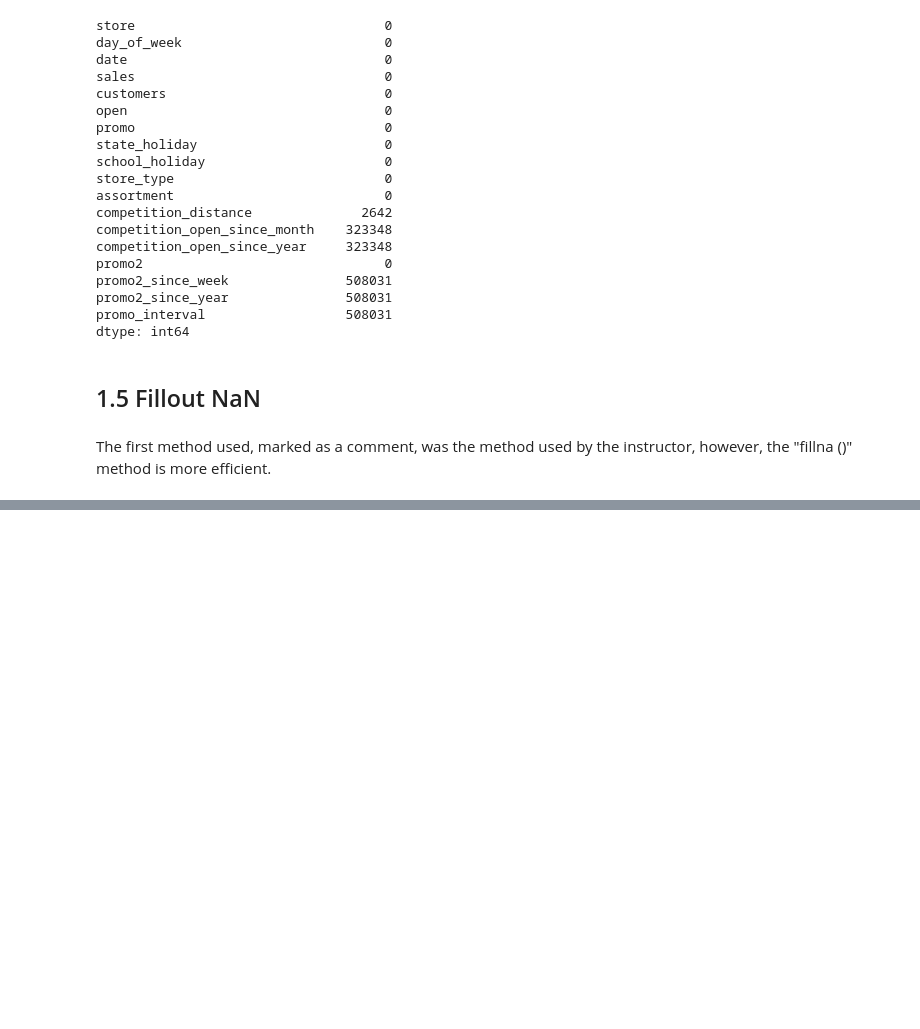
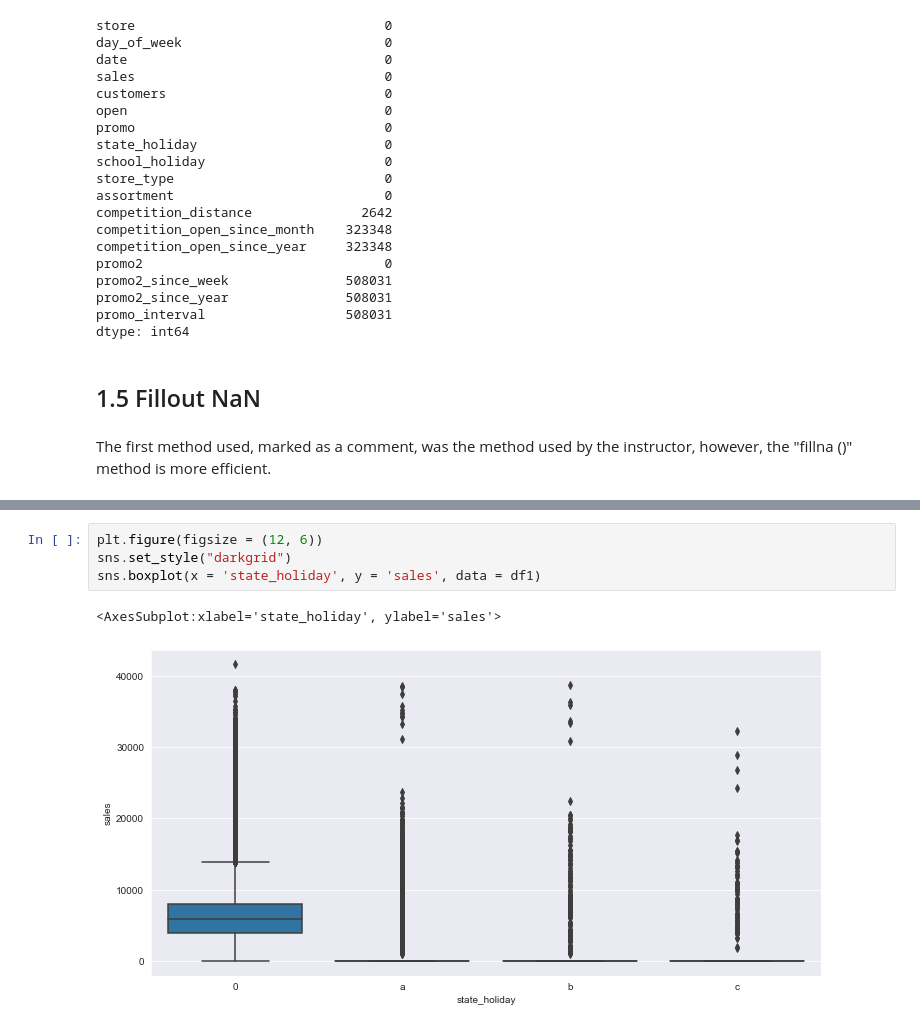
Before and after one commit to felipedmnq/Data-Science-T, a Jupyter notebook: Notebooks/Data_Science_T.ipynb, the cells around one changed output, grey strips where cells are left out. Cells and saved outputs as stored; diff of their text form; blank space fills up the shorter version.

```diff
--- a/Notebooks/Data_Science_T.ipynb
+++ b/Notebooks/Data_Science_T.ipynb
@@ -212,0 +343,7 @@ dtype: int64
+# %%
+plt.figure(figsize = (12, 6))
+sns.set_style("darkgrid")
+sns.boxplot(x = 'state_holiday', y = 'sales', data = df1)
+# %% [output]
+<AxesSubplot:xlabel='state_holiday', ylabel='sales'>
+[figure, added]
```
Also changed, not shown: parts of 20 cells of this notebook.
